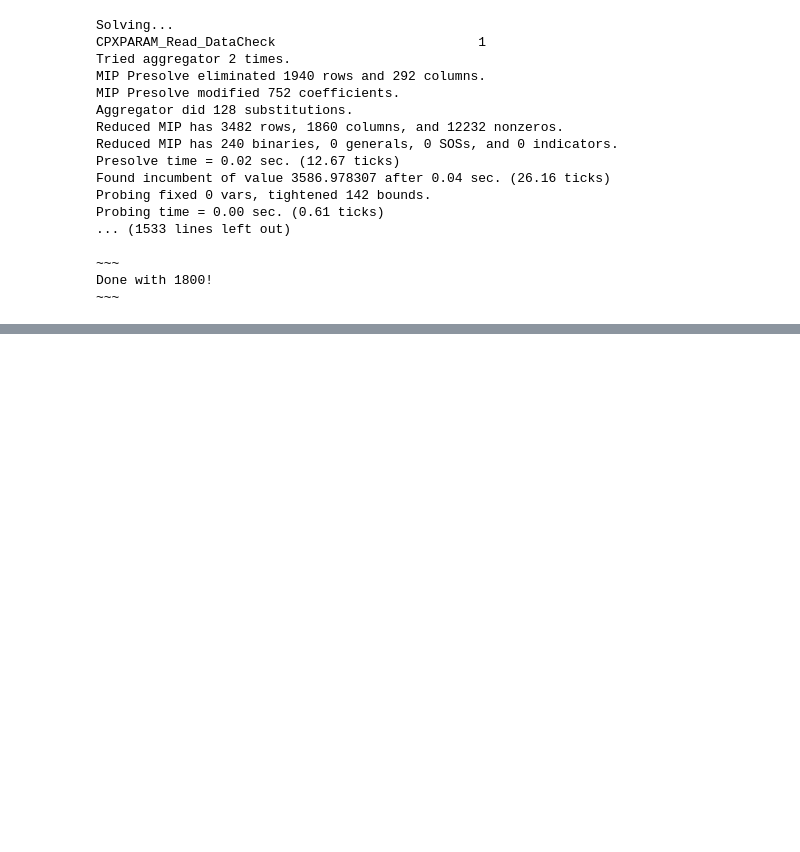
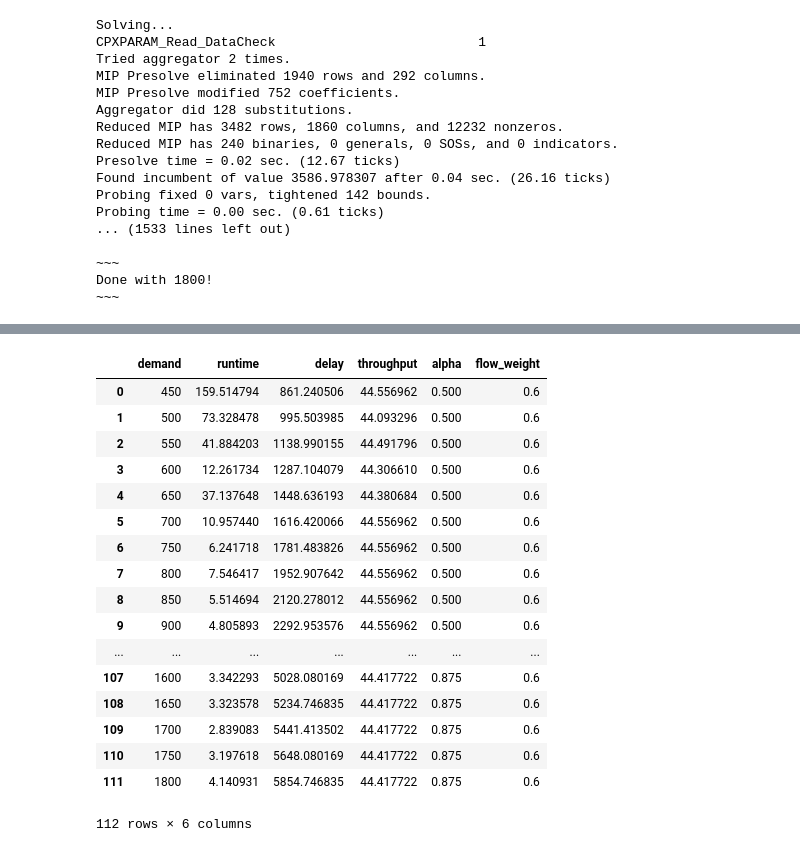
Before and after one commit to DEGABGED/linear_solver, a Jupyter notebook: CTM MILP Model Running Environment.ipynb, the cells around one changed output, grey strips where cells are left out. Saved outputs shown, nothing was run; the diff lists cells and outputs as text; code cells hidden in the pictures; blank space fills up the shorter version.

```diff
--- a/CTM MILP Model Running Environment.ipynb
+++ b/CTM MILP Model Running Environment.ipynb
@@ -54,5 +54,3 @@ def run_model(demand, use=False, flow_weight=0.0, alpha=1.0, log_output=True):
     dfparams = model.return_parameters()
     obj_values = model.return_objective_value()
     return dfx, dfy, dfg, dfparams, obj_values, runtime
-# %%
-dfx, dfy, dfg, dfparams, obj_values, runtime = run_model(demand=600, alpha=0.5, use=True, flow_weight=0.5)
@@ -512,0 +429,17 @@ df.to_pickle("tmp.pkl")
+# %%
+_alphas = [x / 8.0 for x in range(4)]
+_alphas2 = [x / 8.0 for x in range(4,8)]
+_demands = [x for x in range(450, 1801, 50)]
+_flow_weight = 0.6
+
+_df_tuples = []
+# (demand, runtime, delay, throughput, alpha, flow_weight)
+
+for _a in _alphas2:
+    for _d in _demands:
+        dfx, dfy, dfg, dfparams, obj_values, runtime = run_model(demand=_d, alpha=_a, use=True, flow_weight=_flow_weight, log_output=False)
+        generate_graphs(None, None, dfg, dfparams.capacity[(3,0,1)], dfparams.max_flow[(3,0,1)], _d, _a, _flow_weight, folder='')
+
+        _df_tuples.append((_d, runtime, obj_values[0], obj_values[1], _a, _flow_weight))
+
+        print("\n~~~\nDone with demand {}, alpha {}!\n~~~\n".format(_d, _a))
@@ -512,0 +484,22 @@ df.to_pickle("tmp.pkl")
+# %%
+df = pd.DataFrame(data=_df_tuples,columns=['demand', 'runtime', 'delay', 'throughput', 'alpha', 'flow_weight'])
+df
+# %% [output]
+|  | demand | runtime | delay | throughput | alpha | flow_weight |
+| 0 | 450 | 159.514794 | 861.240506 | 44.556962 | 0.500 | 0.6 |
+| 1 | 500 | 73.328478 | 995.503985 | 44.093296 | 0.500 | 0.6 |
+| 2 | 550 | 41.884203 | 1138.990155 | 44.491796 | 0.500 | 0.6 |
+| 3 | 600 | 12.261734 | 1287.104079 | 44.306610 | 0.500 | 0.6 |
+| 4 | 650 | 37.137648 | 1448.636193 | 44.380684 | 0.500 | 0.6 |
+| 5 | 700 | 10.957440 | 1616.420066 | 44.556962 | 0.500 | 0.6 |
+| 6 | 750 | 6.241718 | 1781.483826 | 44.556962 | 0.500 | 0.6 |
+| 7 | 800 | 7.546417 | 1952.907642 | 44.556962 | 0.500 | 0.6 |
+| 8 | 850 | 5.514694 | 2120.278012 | 44.556962 | 0.500 | 0.6 |
+| 9 | 900 | 4.805893 | 2292.953576 | 44.556962 | 0.500 | 0.6 |
+| ... | ... | ... | ... | ... | ... | ... |
+| 107 | 1600 | 3.342293 | 5028.080169 | 44.417722 | 0.875 | 0.6 |
+| 108 | 1650 | 3.323578 | 5234.746835 | 44.417722 | 0.875 | 0.6 |
+| 109 | 1700 | 2.839083 | 5441.413502 | 44.417722 | 0.875 | 0.6 |
+| 110 | 1750 | 3.197618 | 5648.080169 | 44.417722 | 0.875 | 0.6 |
+| 111 | 1800 | 4.140931 | 5854.746835 | 44.417722 | 0.875 | 0.6 |
+112 rows × 6 columns
```
Also changed, not shown: parts of 22 cells of this notebook, 1 other file.
